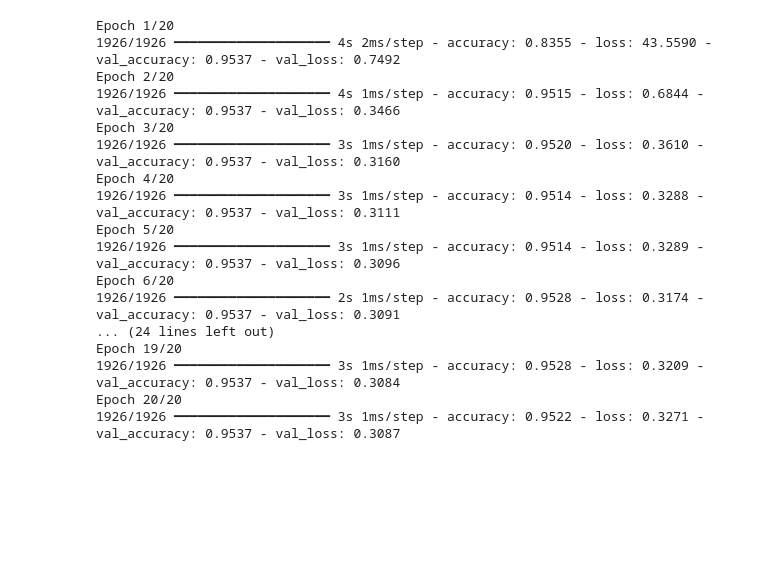
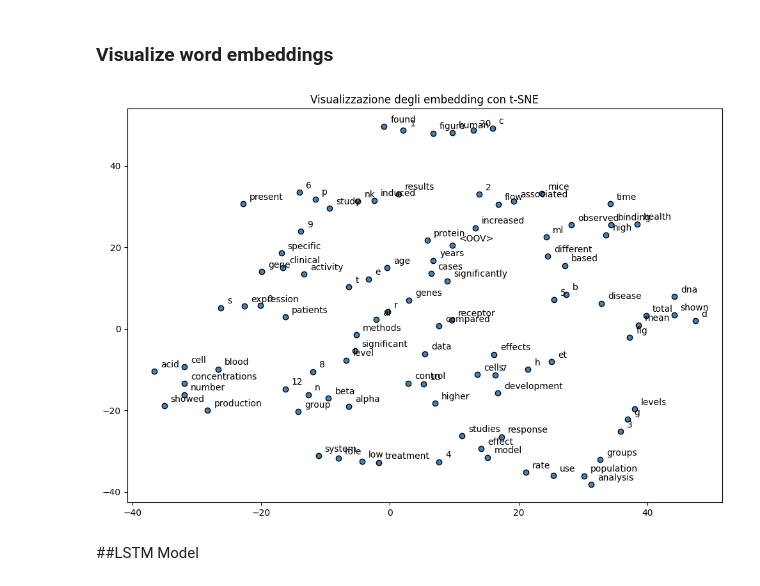
Before and after one commit to matdcp/Data-dreamers-, a Jupyter notebook: NEURAL.ipynb, the cells around one changed output. Drawn from its saved outputs; the diff is of its cells as text; code cells hidden in the pictures; blank space fills up the shorter version.

```diff
--- a/NEURAL.ipynb
+++ b/NEURAL.ipynb
@@ -101,0 +14,6 @@ Dataset pulito salvato come 'cleaned_dataset.csv'
+# %%
+# Leggi il file CSV con Pandas
+for filename in uploaded.keys():
+    df = pd.read_csv(filename)
+
+df.head()
@@ -101,0 +114,9 @@ Dataset pulito salvato come 'cleaned_dataset.csv'
+# %%
+# Mappatura parola->ID e ID->parola
+word2id = tokenizer.word_index
+id2word = {v: k for k, v in word2id.items()}
+
+# Dimensione del vocabolario
+vocab_size = len(word2id) + 1  # +1 per il padding
+print("Dimensione del vocabolario:", vocab_size)
+print("Esempio di vocabolario:", list(word2id.items())[:10])
@@ -102 +286,31 @@ Dataset pulito salvato come 'cleaned_dataset.csv'
+# %% [markdown]
+### Visualize word embeddings
+# %%
+from sklearn.manifold import TSNE
+import matplotlib.pyplot as plt
+
+# Selezionare automaticamente un sottoinsieme di token significativi
+# Ad esempio, i primi 50 token dal vocabolario (puoi modificare il numero)
+num_tokens = 100  # Numero di token da visualizzare
+selected_tokens = list(word2id.keys())[:num_tokens]
+selected_ids = [word2id[token] for token in selected_tokens]
+
+# Ottieni gli embedding per i token selezionati
+selected_vectors = np.array([weights[idx] for idx in selected_ids])
+
+# Riduzione dimensionale con t-SNE
+tsne = TSNE(n_components=2, random_state=0, n_iter=10000, perplexity=5)
+reduced_vectors = tsne.fit_transform(selected_vectors)
+
+# Visualizzazione
+plt.figure(figsize=(12, 8))
+plt.scatter(reduced_vectors[:, 0], reduced_vectors[:, 1], c='steelblue', edgecolors='k')
+for label, x, y in zip(selected_tokens, reduced_vectors[:, 0], reduced_vectors[:, 1]):
+    plt.annotate(label, xy=(x+1, y+1), xytext=(0, 0), textcoords='offset points')
+plt.title("Visualizzazione degli embedding con t-SNE")
+plt.show()
+# %% [output]
+[figure, added]
+# %% [markdown]
+##LSTM Model
 # %%
@@ -124,35 +321,0 @@ X_train, X_test, y_train, y_test = train_test_split(X, y, test_size=0.2, random_
-# %%
-# Crea un modello di rete neurale feedforward
-model = Sequential([
-    Dense(128, activation='relu', input_shape=(X_train.shape[1],)),
-    Dropout(0.5),
-    Dense(64, activation='relu'),
-    Dropout(0.5),
-    Dense(len(np.unique(y)), activation='softmax')  # Numero di classi nell'output
-])
-
-# Compila il modello
-model.compile(optimizer='adam',
-              loss='sparse_categorical_crossentropy',
-              metrics=['accuracy'])
-
-# Addestra il modello
-history = model.fit(X_train, y_train, epochs=20, batch_size=32, validation_split=0.2)
-# %% [output]
-Epoch 1/20
-1926/1926 ━━━━━━━━━━━━━━━━━━━━ 4s 2ms/step - accuracy: 0.8355 - loss: 43.5590 - val_accuracy: 0.9537 - val_loss: 0.7492
-Epoch 2/20
-1926/1926 ━━━━━━━━━━━━━━━━━━━━ 4s 1ms/step - accuracy: 0.9515 - loss: 0.6844 - val_accuracy: 0.9537 - val_loss: 0.3466
-Epoch 3/20
-1926/1926 ━━━━━━━━━━━━━━━━━━━━ 3s 1ms/step - accuracy: 0.9520 - loss: 0.3610 - val_accuracy: 0.9537 - val_loss: 0.3160
-Epoch 4/20
-1926/1926 ━━━━━━━━━━━━━━━━━━━━ 3s 1ms/step - accuracy: 0.9514 - loss: 0.3288 - val_accuracy: 0.9537 - val_loss: 0.3111
-Epoch 5/20
-1926/1926 ━━━━━━━━━━━━━━━━━━━━ 3s 1ms/step - accuracy: 0.9514 - loss: 0.3289 - val_accuracy: 0.9537 - val_loss: 0.3096
-Epoch 6/20
-1926/1926 ━━━━━━━━━━━━━━━━━━━━ 2s 1ms/step - accuracy: 0.9528 - loss: 0.3174 - val_accuracy: 0.9537 - val_loss: 0.3091
-... (24 lines left out)
-Epoch 19/20
-1926/1926 ━━━━━━━━━━━━━━━━━━━━ 3s 1ms/step - accuracy: 0.9528 - loss: 0.3209 - val_accuracy: 0.9537 - val_loss: 0.3084
-Epoch 20/20
-1926/1926 ━━━━━━━━━━━━━━━━━━━━ 3s 1ms/step - accuracy: 0.9522 - loss: 0.3271 - val_accuracy: 0.9537 - val_loss: 0.3087
```
Also changed, not shown: parts of 31 cells of this notebook.
